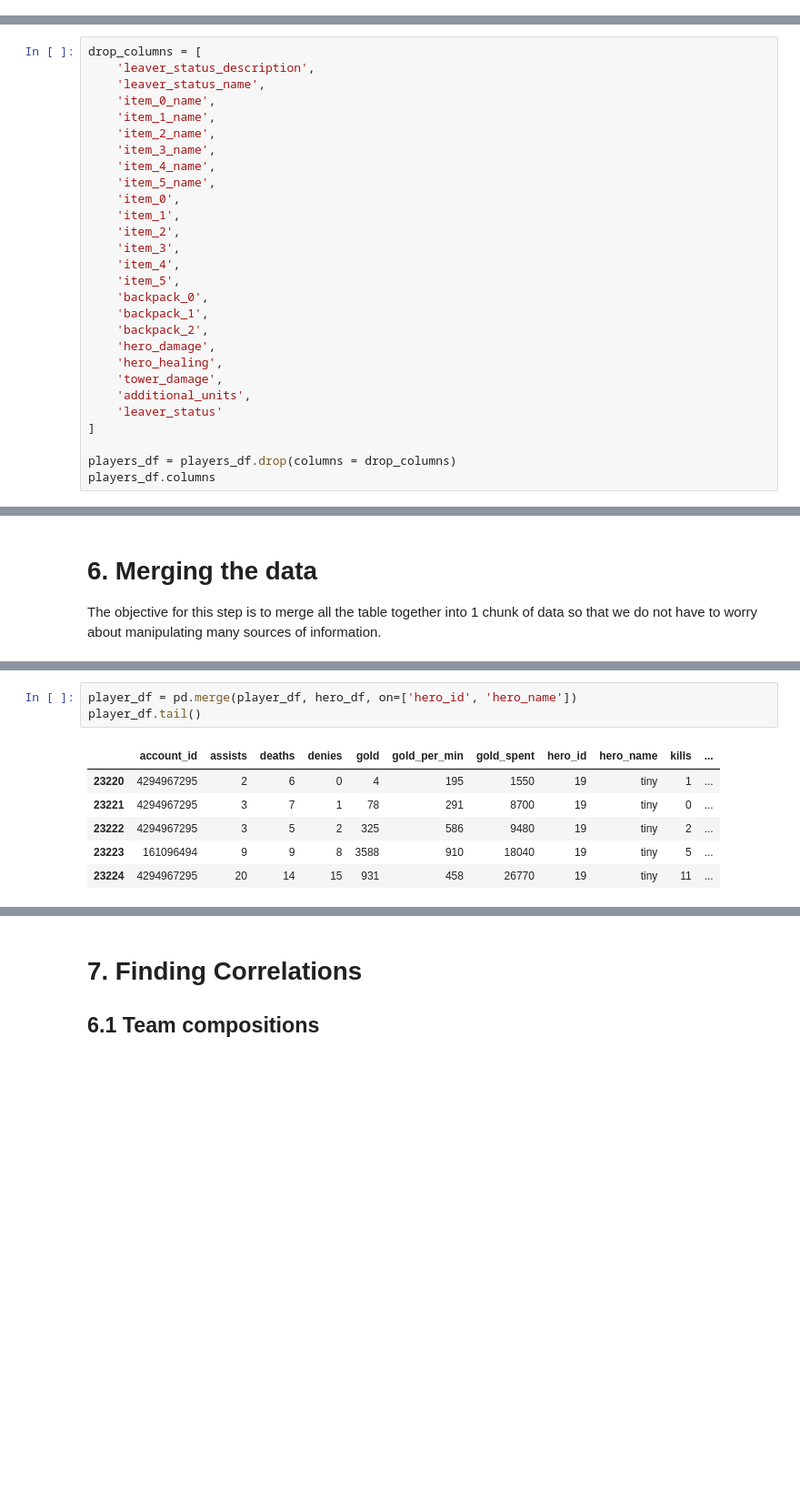
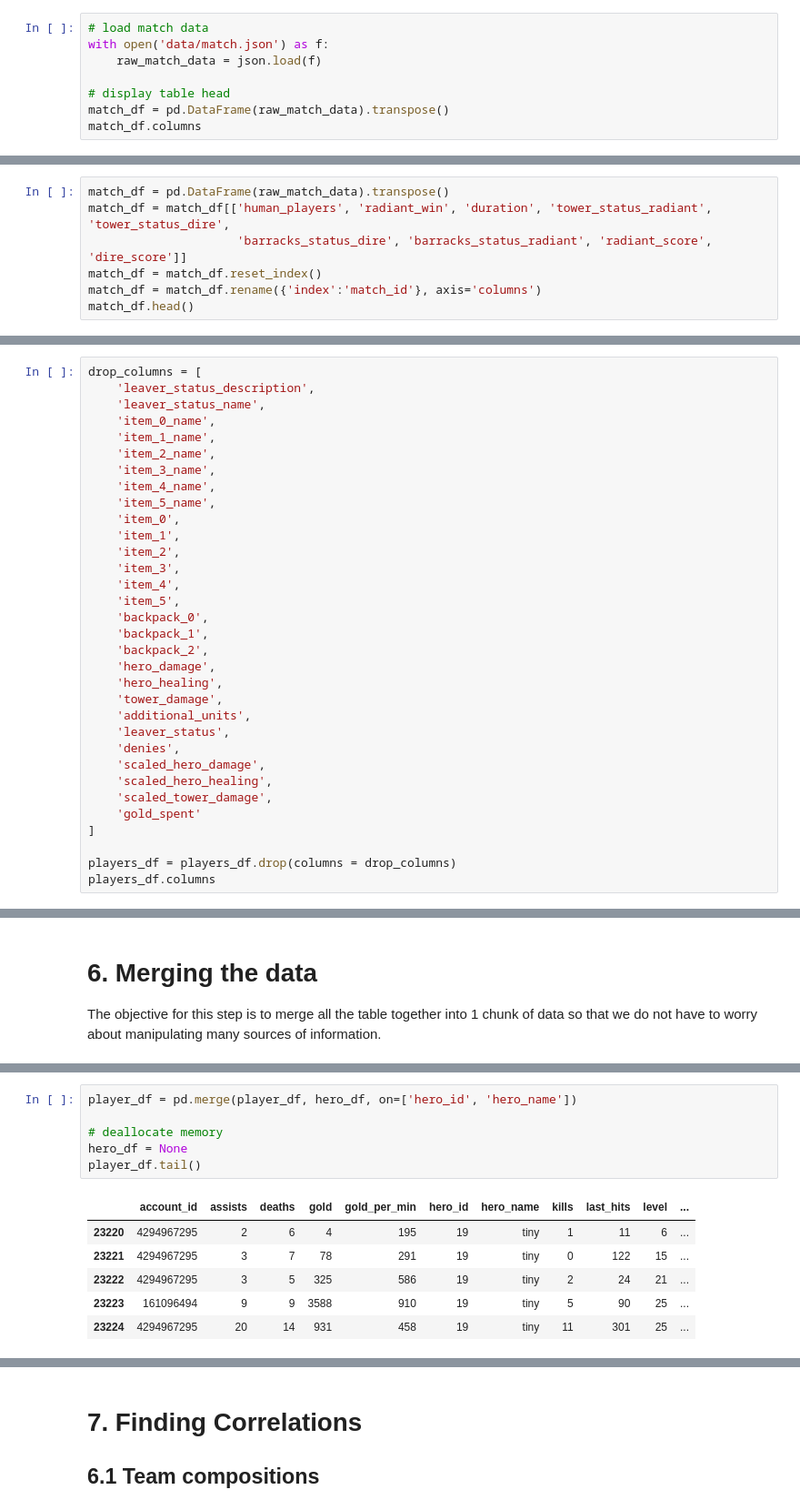
Before and after one commit to Samuel-Campbell/dota2, a Jupyter notebook: src/Dota2_Analysis.ipynb, the cells around one changed output, grey strips where cells are left out. Shown at 91% size. Saved outputs shown, nothing was run; the diff lists cells and outputs as text; blank space fills up the shorter version.

```diff
--- a/src/Dota2_Analysis.ipynb
+++ b/src/Dota2_Analysis.ipynb
@@ -752,0 +691,8 @@ match_df.head()
+# %%
+# load match data
+with open('data/match.json') as f:
+    raw_match_data = json.load(f)
+
+# display table head
+match_df = pd.DataFrame(raw_match_data).transpose()
+match_df.columns
@@ -752,0 +723,7 @@ match_df.head()
+# %%
+match_df = pd.DataFrame(raw_match_data).transpose()
+match_df = match_df[['human_players', 'radiant_win', 'duration', 'tower_status_radiant', 'tower_status_dire',
+                     'barracks_status_dire', 'barracks_status_radiant', 'radiant_score', 'dire_score']]
+match_df = match_df.reset_index()
+match_df = match_df.rename({'index':'match_id'}, axis='columns')
+match_df.head()
@@ -832,7 +827,12 @@ drop_columns = [
     'hero_healing',
     'tower_damage',
     'additional_units',
-    'leaver_status'
+    'leaver_status',
+    'denies',
+    'scaled_hero_damage',
+    'scaled_hero_healing',
+    'scaled_tower_damage',
+    'gold_spent'
 ]
 
 players_df = players_df.drop(columns = drop_columns)
@@ -981,10 +958,13 @@ player_df.head()
 # %%
 player_df = pd.merge(player_df, hero_df, on=['hero_id', 'hero_name'])
+
+# deallocate memory
+hero_df = None
 player_df.tail()
 # %% [output]
-|  | account_id | assists | deaths | denies | gold | gold_per_min | gold_spent | hero_id | hero_name | kills | ... |
-| 23220 | 4294967295 | 2 | 6 | 0 | 4 | 195 | 1550 | 19 | tiny | 1 | ... |
-| 23221 | 4294967295 | 3 | 7 | 1 | 78 | 291 | 8700 | 19 | tiny | 0 | ... |
-| 23222 | 4294967295 | 3 | 5 | 2 | 325 | 586 | 9480 | 19 | tiny | 2 | ... |
-| 23223 | 161096494 | 9 | 9 | 8 | 3588 | 910 | 18040 | 19 | tiny | 5 | ... |
-| 23224 | 4294967295 | 20 | 14 | 15 | 931 | 458 | 26770 | 19 | tiny | 11 | ... |
+|  | account_id | assists | deaths | gold | gold_per_min | hero_id | hero_name | kills | last_hits | level | ... |
+| 23220 | 4294967295 | 2 | 6 | 4 | 195 | 19 | tiny | 1 | 11 | 6 | ... |
+| 23221 | 4294967295 | 3 | 7 | 78 | 291 | 19 | tiny | 0 | 122 | 15 | ... |
+| 23222 | 4294967295 | 3 | 5 | 325 | 586 | 19 | tiny | 2 | 24 | 21 | ... |
+| 23223 | 161096494 | 9 | 9 | 3588 | 910 | 19 | tiny | 5 | 90 | 25 | ... |
+| 23224 | 4294967295 | 20 | 14 | 931 | 458 | 19 | tiny | 11 | 301 | 25 | ... |
```
Also changed, not shown: parts of 56 cells of this notebook, 3 other files.
